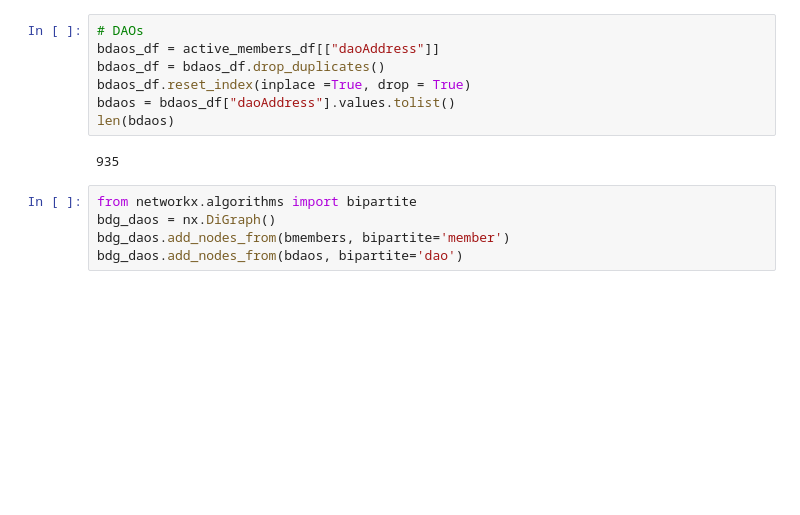
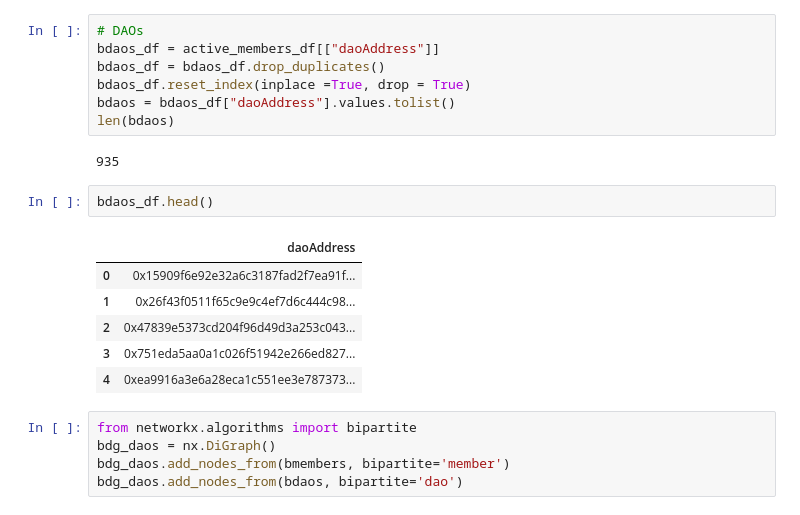
Before and after one commit to Grasia/semantic-web3-dao, a Jupyter notebook: knowledge_graph/KnowledgeGraph-Web3-DAO.ipynb, the cells around one changed output. Saved outputs shown, nothing was run; the diff lists cells and outputs as text; blank space fills up the shorter version.

```diff
--- a/knowledge_graph/KnowledgeGraph-Web3-DAO.ipynb
+++ b/knowledge_graph/KnowledgeGraph-Web3-DAO.ipynb
@@ -1828,6 +1848,15 @@ bdaos = bdaos_df["daoAddress"].values.tolist()
 len(bdaos)
 # %% [output]
 935
+# %%
+bdaos_df.head()
+# %% [output]
+|  | daoAddress |
+| 0 | 0x15909f6e92e32a6c3187fad2f7ea91f... |
+| 1 | 0x26f43f0511f65c9e9c4ef7d6c444c98... |
+| 2 | 0x47839e5373cd204f96d49d3a253c043... |
+| 3 | 0x751eda5aa0a1c026f51942e266ed827... |
+| 4 | 0xea9916a3e6a28eca1c551ee3e787373... |
 # %%
 from networkx.algorithms import bipartite
 bdg_daos = nx.DiGraph()
```
Also changed, not shown: parts of 22 cells of this notebook, 2 other files.
